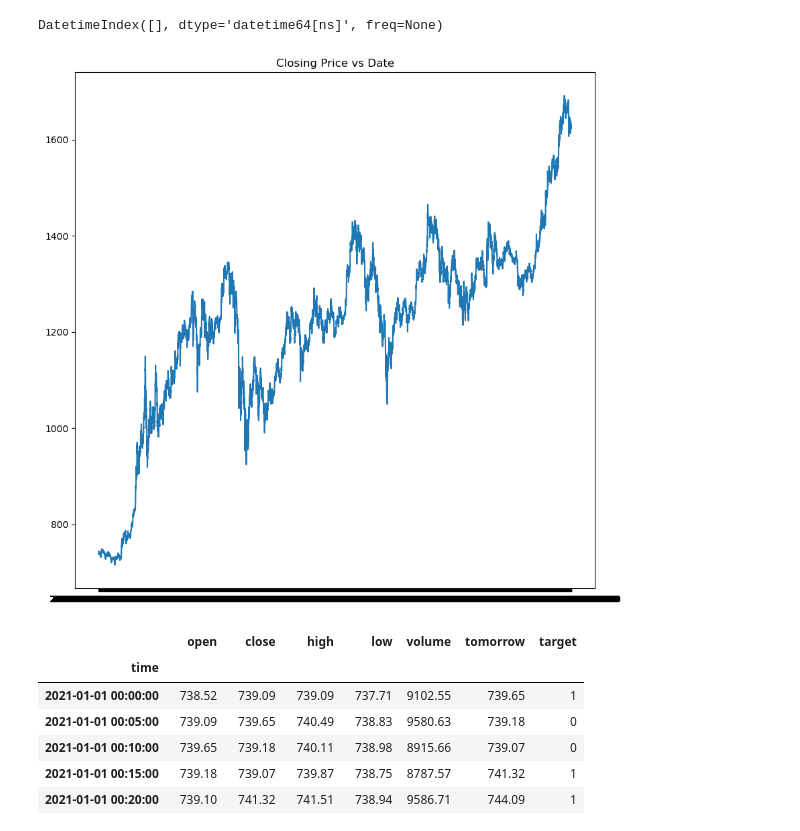
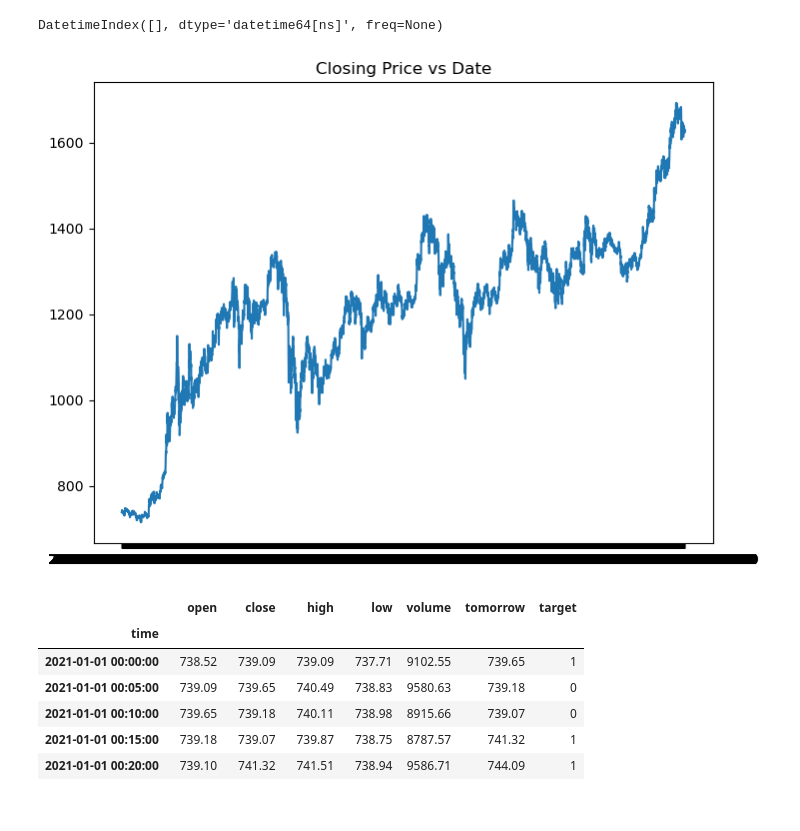
Before and after one commit to Farzad-ES/Crypto-Price-Forecasting, a Jupyter notebook: Time Series Forecaster.ipynb, the cells around one changed output. Saved outputs shown, nothing was run; the diff lists cells and outputs as text; code cells hidden in the pictures.

```diff
--- a/Time Series Forecaster.ipynb
+++ b/Time Series Forecaster.ipynb
@@ -39,12 +40,12 @@ pd.date_range(start='2021-01-01 00:00:00', end='2023-08-03 23:55:00').difference
 # %% [output]
 DatetimeIndex([], dtype='datetime64[ns]', freq=None)
 # %%
-plt.figure(figsize=(10,10))
+plt.figure(figsize=(8,6))
 plt.title("Closing Price vs Date")
 plt.plot(df['close'][0:10000])
 plt.show()
 # %% [output]
-[figure, old version]
+[figure, new version]
 # %%
 df['tomorrow']=df['close'].shift(-1)
 df['target']=(df['tomorrow'] > df['close']).astype(int)
```
Also changed, not shown: parts of 19 cells of this notebook, 7 other files.
